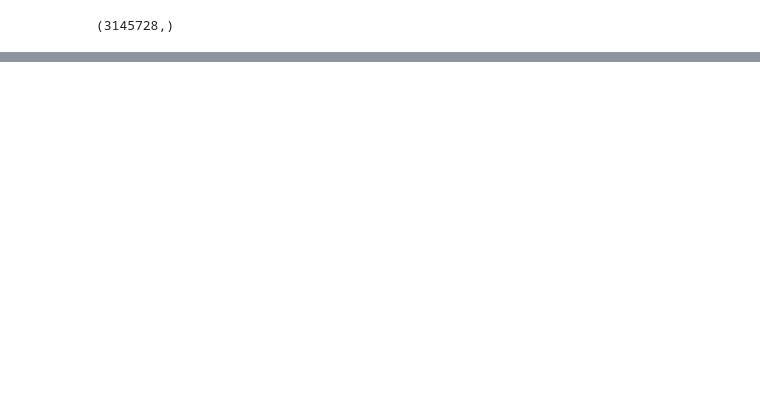
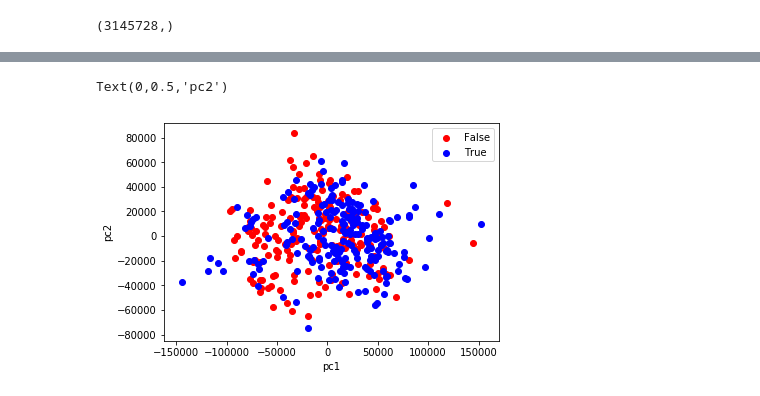
Before and after one commit to dattran2346/chestX-ray-14, a Jupyter notebook: 3.Train.ipynb, the cells around one changed output, grey strips where cells are left out. Drawn from its saved outputs; the diff is of its cells as text; code cells hidden in the pictures; blank space fills up the shorter version.

```diff
--- a/3.Train.ipynb
+++ b/3.Train.ipynb
@@ -107,0 +160,5 @@ print(pca.explained_variance_ratio_.sum())
+# %%
+df_pca = pd.DataFrame({'y': df_small.pneumonia})
+for i in range(pca.explained_variance_ratio_.shape[0]):
+    df_pca['pc%i' % (i+1)] = X[:, i]
+df_pca.head()
@@ -107,0 +209,11 @@ print(pca.explained_variance_ratio_.sum())
+# %%
+colors = ['r', 'b']
+for label, color in zip(df_small.pneumonia.unique(), colors):
+    mask = df_small.pneumonia == label
+    plt.scatter(df_pca[mask].pc1, df_pca[mask].pc2, c=color, label=label)
+plt.legend()
+plt.xlabel('pc1')
+plt.ylabel('pc2')
+# %% [output]
+Text(0,0.5,'pc2')
+[figure, added]
```
Also changed, not shown: parts of 28 cells of this notebook.
